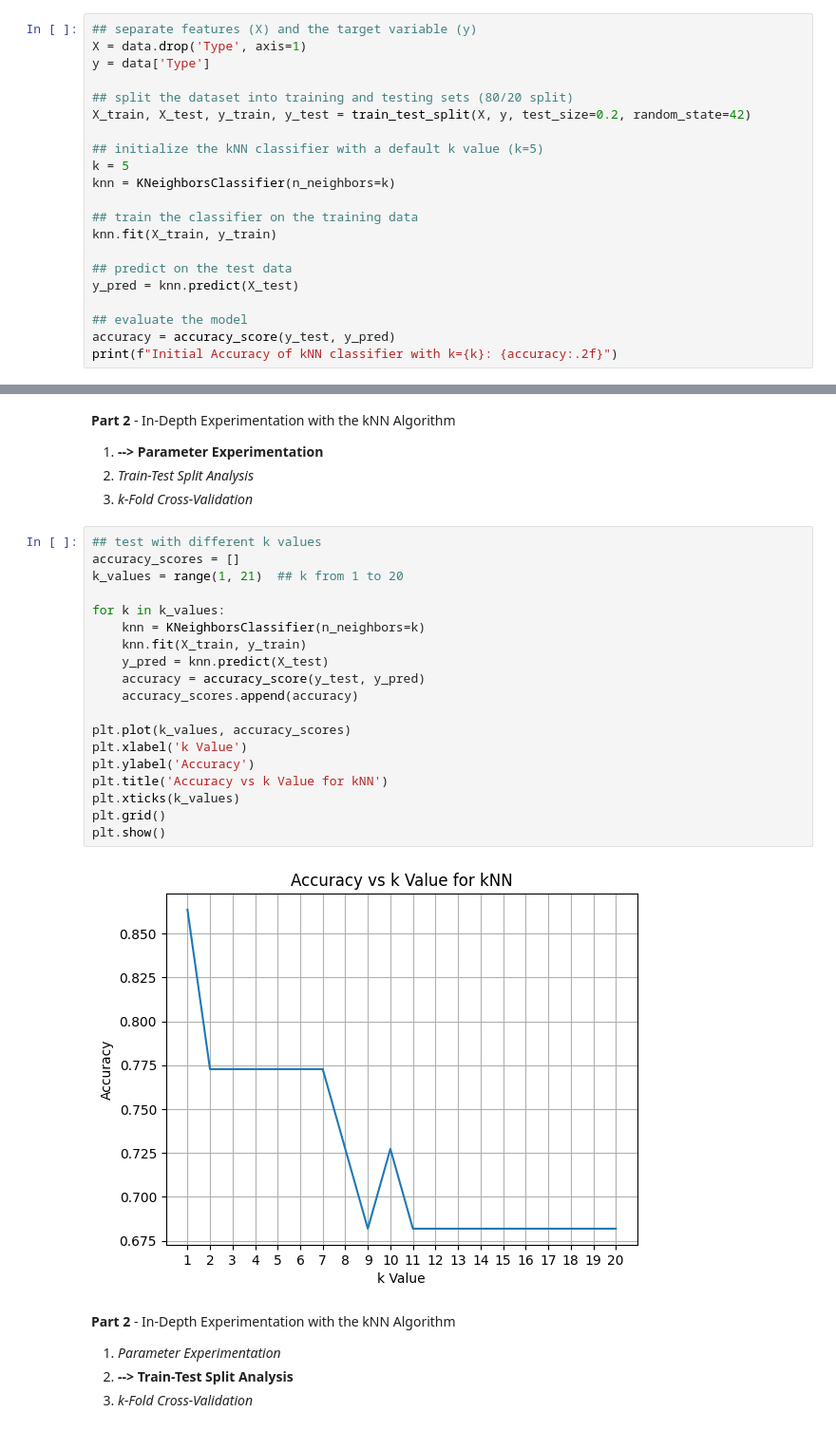
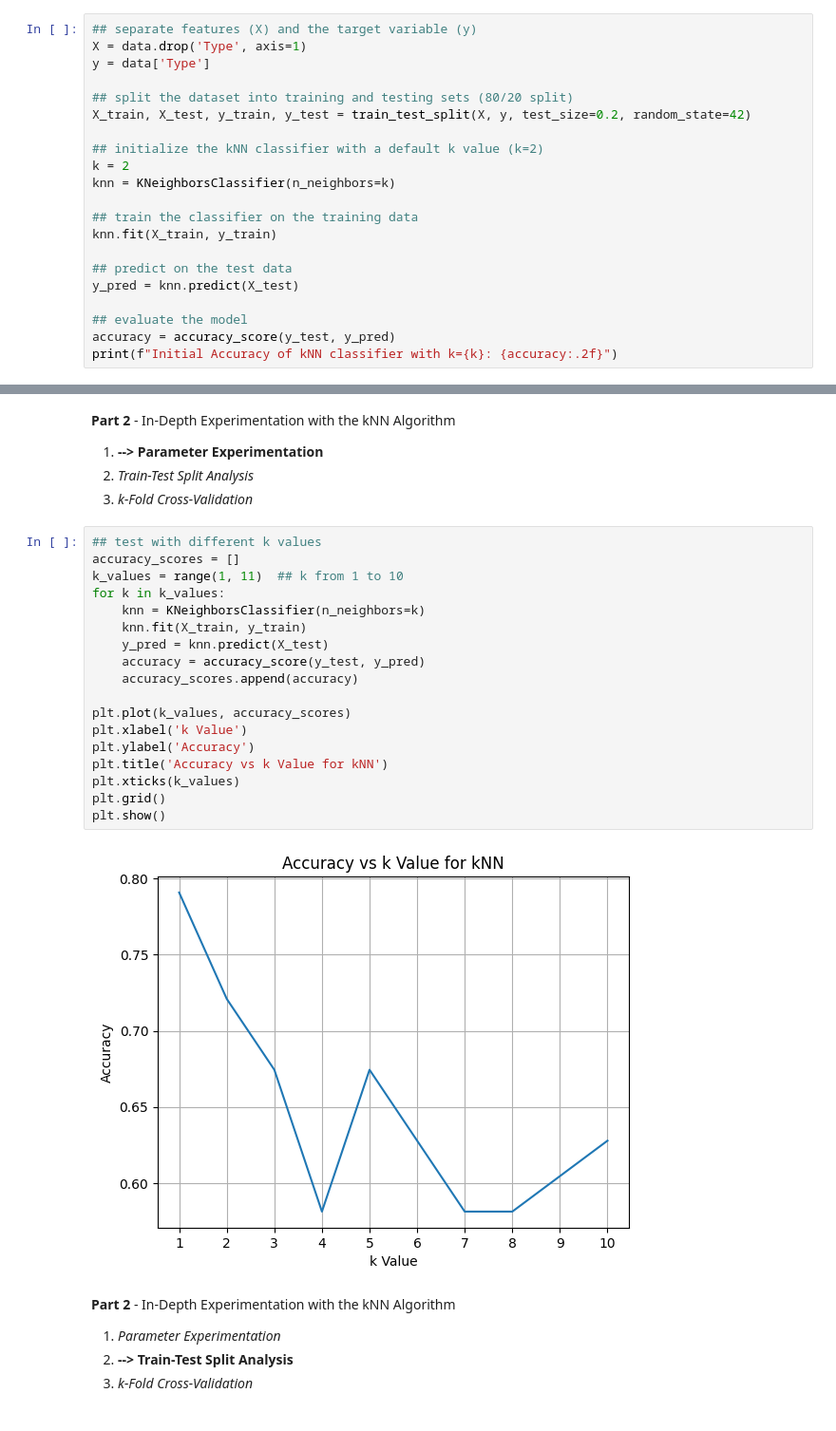
Before and after one commit to lekhangNguyen/Supervised_Learning_and_kNN_Algorithm, a Jupyter notebook: Supervised_Learning_and_kNN_Algorithm.ipynb, the cells around one changed output, grey strips where cells are left out. Shown: that part at 95% size. Saved outputs shown, nothing was run; the diff lists cells and outputs as text.

Commit message:
2nd commit, changed the k value to 2

```diff
--- a/Supervised_Learning_and_kNN_Algorithm.ipynb
+++ b/Supervised_Learning_and_kNN_Algorithm.ipynb
@@ -81,8 +81,8 @@ y = data['Type']
 ## split the dataset into training and testing sets (80/20 split)
 X_train, X_test, y_train, y_test = train_test_split(X, y, test_size=0.2, random_state=42)
 
-## initialize the kNN classifier with a default k value (k=5)
-k = 5
+## initialize the kNN classifier with a default k value (k=2)
+k = 2
 knn = KNeighborsClassifier(n_neighbors=k)
 
 ## train the classifier on the training data
@@ -120,24 +121,23 @@ List two real-world applications of the kNN algorithm.
 # %%
 ## test with different k values
 accuracy_scores = []
-k_values = range(1, 21)  ## k from 1 to 20
-
+k_values = range(1, 11)  ## k from 1 to 10
 for k in k_values:
     knn = KNeighborsClassifier(n_neighbors=k)
     knn.fit(X_train, y_train)
     y_pred = knn.predict(X_test)
     accuracy = accuracy_score(y_test, y_pred)
     accuracy_scores.append(accuracy)
 
 plt.plot(k_values, accuracy_scores)
 plt.xlabel('k Value')
 plt.ylabel('Accuracy')
 plt.title('Accuracy vs k Value for kNN')
 plt.xticks(k_values)
 plt.grid()
 plt.show()
 # %% [output]
-[figure, old version]
+[figure, new version]
 # %% [markdown]
 **Part 2** - In-Depth Experimentation with the kNN Algorithm
 
```
Also changed, not shown: parts of 4 cells of this notebook.
